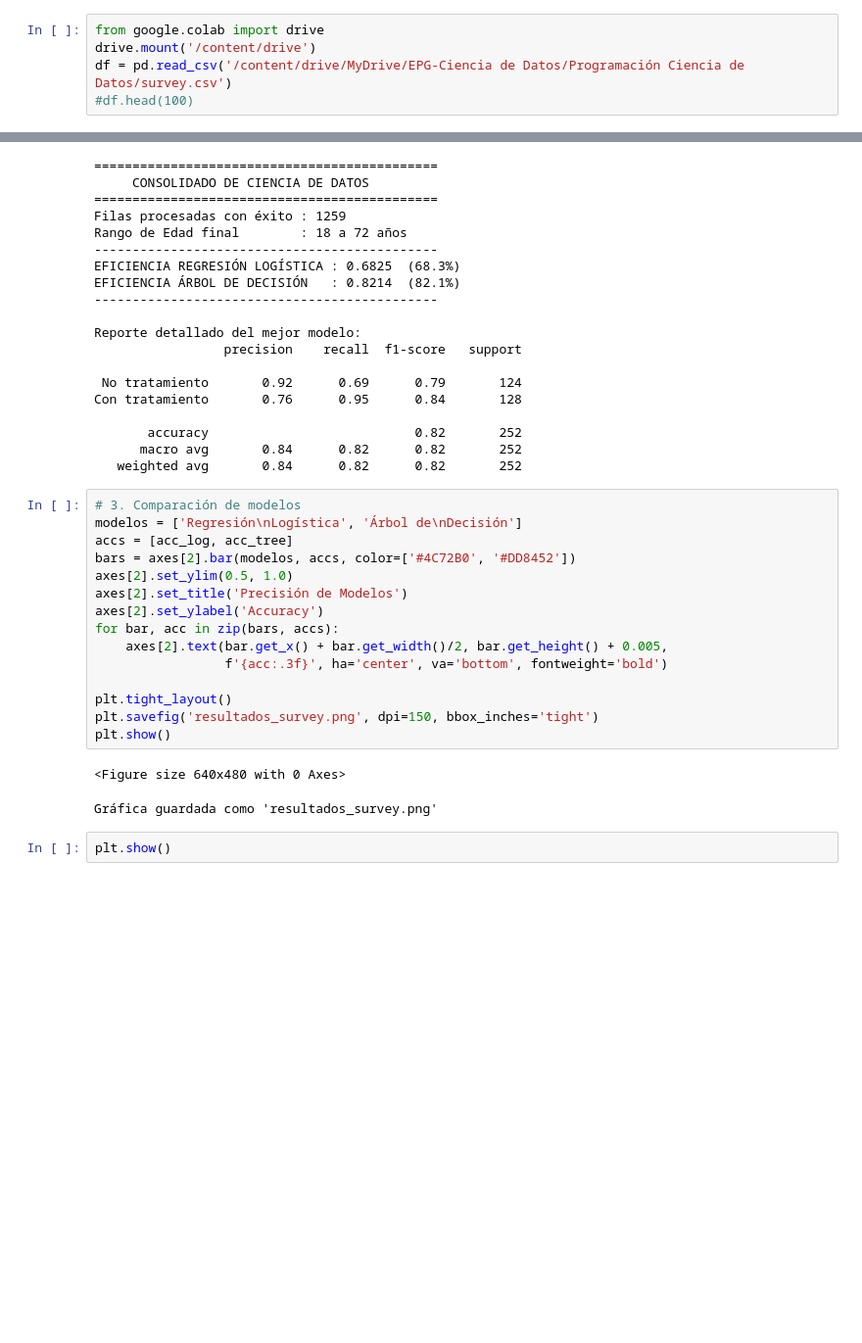
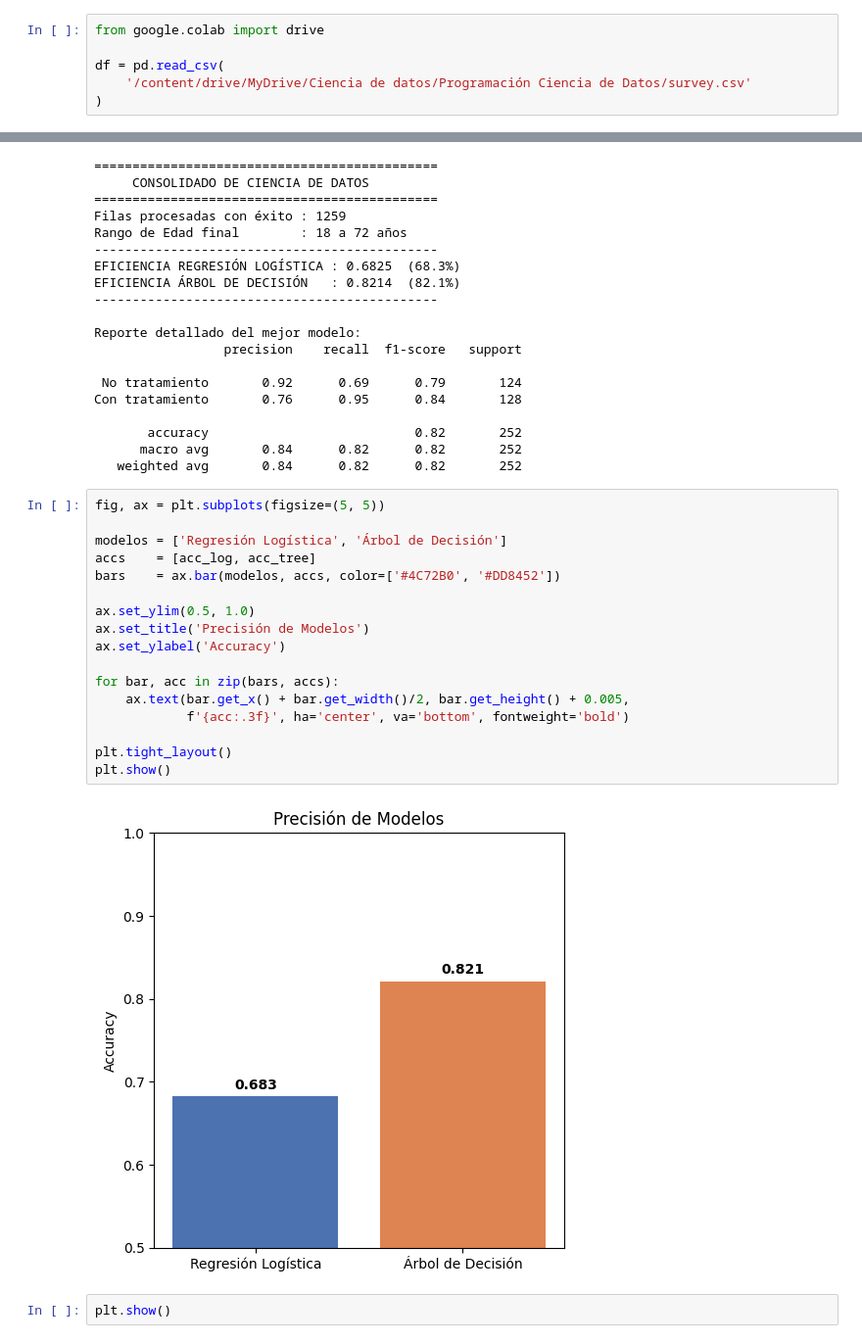
Before and after one commit to darig7w7/ProyectoSaludMental, a Jupyter notebook: SaludMental.ipynb, the cells around one changed output, grey strips where cells are left out. Shown at 98% size. Saved outputs shown, nothing was run; the diff lists cells and outputs as text; blank space fills up the shorter version.

```diff
--- a/SaludMental.ipynb
+++ b/SaludMental.ipynb
@@ -18,6 +18,7 @@ from sklearn.metrics import accuracy_score, classification_report, confusion_mat
 # **Carga de datos**
 # %%
 from google.colab import drive
-drive.mount('/content/drive')
-df = pd.read_csv('/content/drive/MyDrive/EPG-Ciencia de Datos/Programación Ciencia de Datos/survey.csv')
-#df.head(100)
+
+df = pd.read_csv(
+    '/content/drive/MyDrive/Ciencia de datos/Programación Ciencia de Datos/survey.csv'
+)
@@ -293,22 +292,23 @@ Con tratamiento       0.76      0.95      0.84       128
       macro avg       0.84      0.82      0.82       252
    weighted avg       0.84      0.82      0.82       252
 # %%
-# 3. Comparación de modelos
-modelos = ['Regresión\nLogística', 'Árbol de\nDecisión']
-accs = [acc_log, acc_tree]
-bars = axes[2].bar(modelos, accs, color=['#4C72B0', '#DD8452'])
-axes[2].set_ylim(0.5, 1.0)
-axes[2].set_title('Precisión de Modelos')
-axes[2].set_ylabel('Accuracy')
+fig, ax = plt.subplots(figsize=(5, 5))
+
+modelos = ['Regresión Logística', 'Árbol de Decisión']
+accs    = [acc_log, acc_tree]
+bars    = ax.bar(modelos, accs, color=['#4C72B0', '#DD8452'])
+
+ax.set_ylim(0.5, 1.0)
+ax.set_title('Precisión de Modelos')
+ax.set_ylabel('Accuracy')
+
 for bar, acc in zip(bars, accs):
-    axes[2].text(bar.get_x() + bar.get_width()/2, bar.get_height() + 0.005,
-                 f'{acc:.3f}', ha='center', va='bottom', fontweight='bold')
+    ax.text(bar.get_x() + bar.get_width()/2, bar.get_height() + 0.005,
+            f'{acc:.3f}', ha='center', va='bottom', fontweight='bold')
 
 plt.tight_layout()
-plt.savefig('resultados_survey.png', dpi=150, bbox_inches='tight')
 plt.show()
 # %% [output]
-<Figure size 640x480 with 0 Axes>
-Gráfica guardada como 'resultados_survey.png'
+[figure, added]
 # %%
 plt.show()
```
Also changed, not shown: parts of 1 cell of this notebook.
